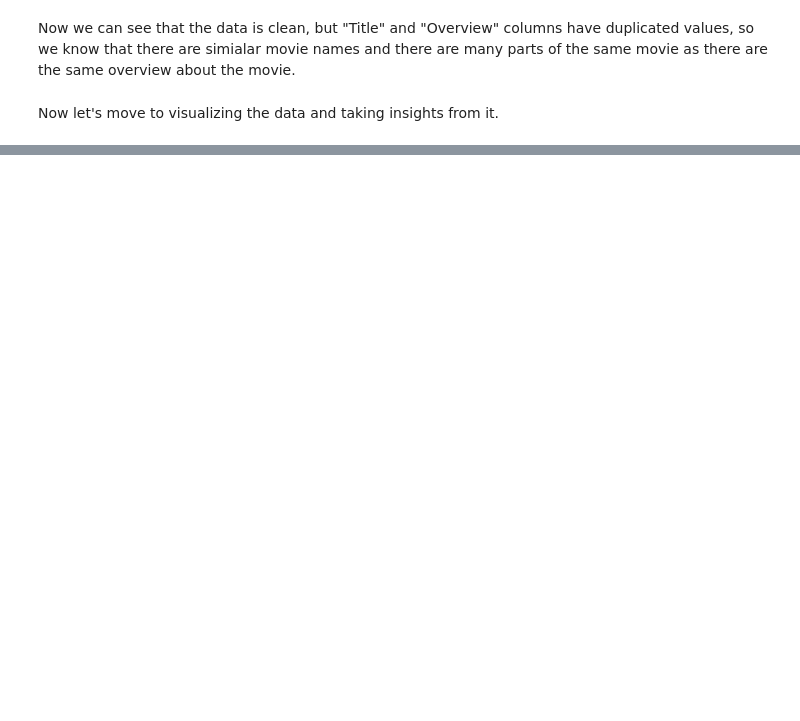
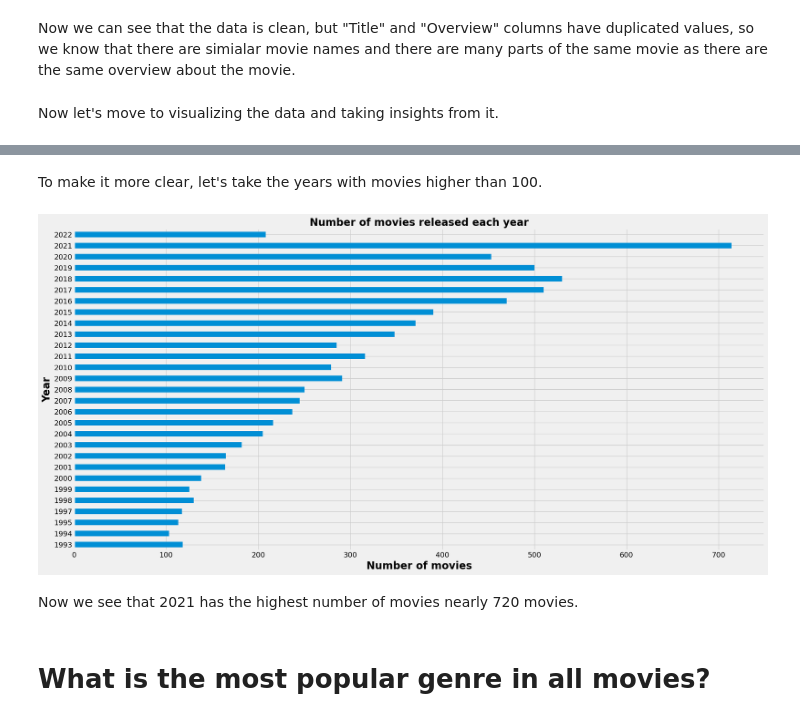
Before and after one commit to mhmdkardosha/IEEE-ManCSC-tasks, a Jupyter notebook: Task 4 (Data visualization practice)/Movies visualization.ipynb, the cells around one changed output, grey strips where cells are left out. Saved outputs shown, nothing was run; the diff lists cells and outputs as text; code cells hidden in the pictures; blank space fills up the shorter version.

```diff
--- a/Task 4 (Data visualization practice)/Movies visualization.ipynb
+++ b/Task 4 (Data visualization practice)/Movies visualization.ipynb
@@ -87,0 +170,17 @@ Now let's move to visualizing the data and taking insights from it.
+# %% [markdown]
+To make it more clear, let's take the years with movies higher than 100.
+# %%
+flag = df["Year"].value_counts().sort_index() > 100
+flag = flag[flag].index
+df[df["Year"].isin(flag)].value_counts("Year").sort_index().plot(kind="barh", figsize=(20, 10))
+plt.title('Number of movies released each year', fontsize=20, fontweight='bold')
+plt.xlabel('Number of movies', fontsize=20, fontweight='bold')
+plt.ylabel('Year', fontsize=20, fontweight='bold')
+plt.tight_layout()
+plt.show()
+# %% [output]
+[figure, added]
+# %% [markdown]
+Now we see that 2021 has the highest number of movies nearly 720 movies.
+# %% [markdown]
+# What is the most popular genre in all movies?
```
Also changed, not shown: parts of 34 cells of this notebook.
